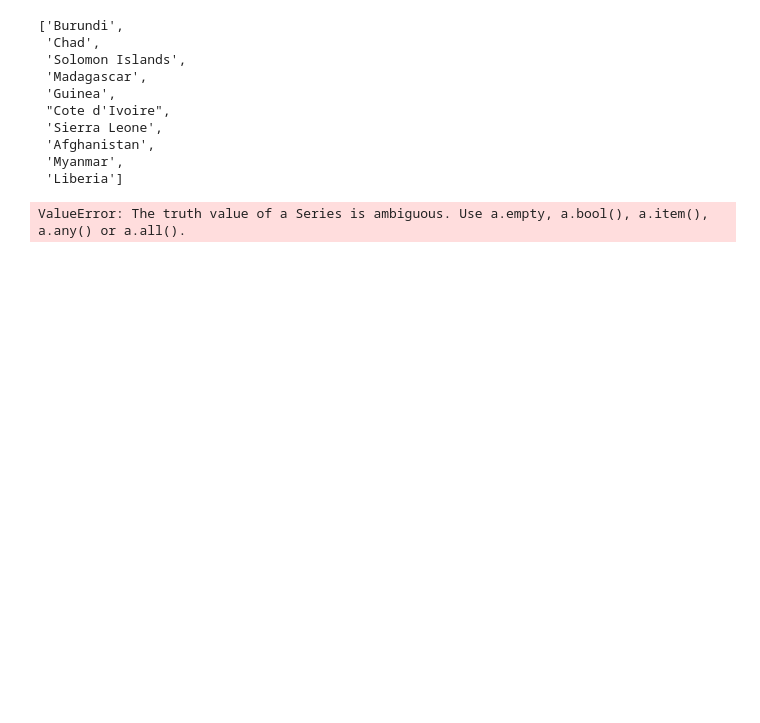
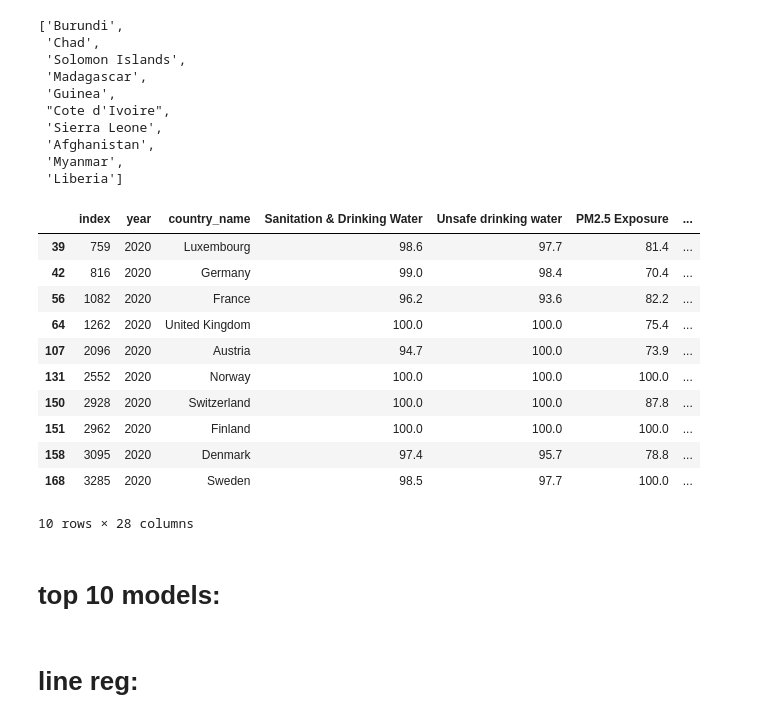
Before and after one commit to Avanyali/EPIDemographicModel, a Jupyter notebook: dan's notebooks/models.ipynb, the cells around one changed output. Drawn from its saved outputs; the diff is of its cells as text; code cells hidden in the pictures; blank space fills up the shorter version.

```diff
--- a/dan's notebooks/models.ipynb
+++ b/dan's notebooks/models.ipynb
@@ -57,6 +100,19 @@ bot_country_list
  'Myanmar',
  'Liberia']
 # %%
-epi_2020[epi_2020['country_name'] in top_country_list]
+epi_2020[epi_2020['country_name'].isin(top_country_list)]
 # %% [output]
+|  | index | year | country_name | Sanitation & Drinking Water | Unsafe drinking water | PM2.5 Exposure | ... |
+| 39 | 759 | 2020 | Luxembourg | 98.6 | 97.7 | 81.4 | ... |
+| 42 | 816 | 2020 | Germany | 99.0 | 98.4 | 70.4 | ... |
+| 56 | 1082 | 2020 | France | 96.2 | 93.6 | 82.2 | ... |
+| 64 | 1262 | 2020 | United Kingdom | 100.0 | 100.0 | 75.4 | ... |
+| 107 | 2096 | 2020 | Austria | 94.7 | 100.0 | 73.9 | ... |
+| 131 | 2552 | 2020 | Norway | 100.0 | 100.0 | 100.0 | ... |
+| 150 | 2928 | 2020 | Switzerland | 100.0 | 100.0 | 87.8 | ... |
+| 151 | 2962 | 2020 | Finland | 100.0 | 100.0 | 100.0 | ... |
+| 158 | 3095 | 2020 | Denmark | 97.4 | 95.7 | 78.8 | ... |
+| 168 | 3285 | 2020 | Sweden | 98.5 | 97.7 | 100.0 | ... |
-ValueError: The truth value of a Series is ambiguous. Use a.empty, a.bool(), a.item(), a.any() or a.all().
+10 rows × 28 columns
+# %% [markdown]
+# top 10 models:
@@ -62,0 +122,2 @@ ValueError: The truth value of a Series is ambiguous. Use a.empty, a.bool(), a.i
+# %% [markdown]
+# line reg:
```
Also changed, not shown: parts of 52 cells of this notebook.
